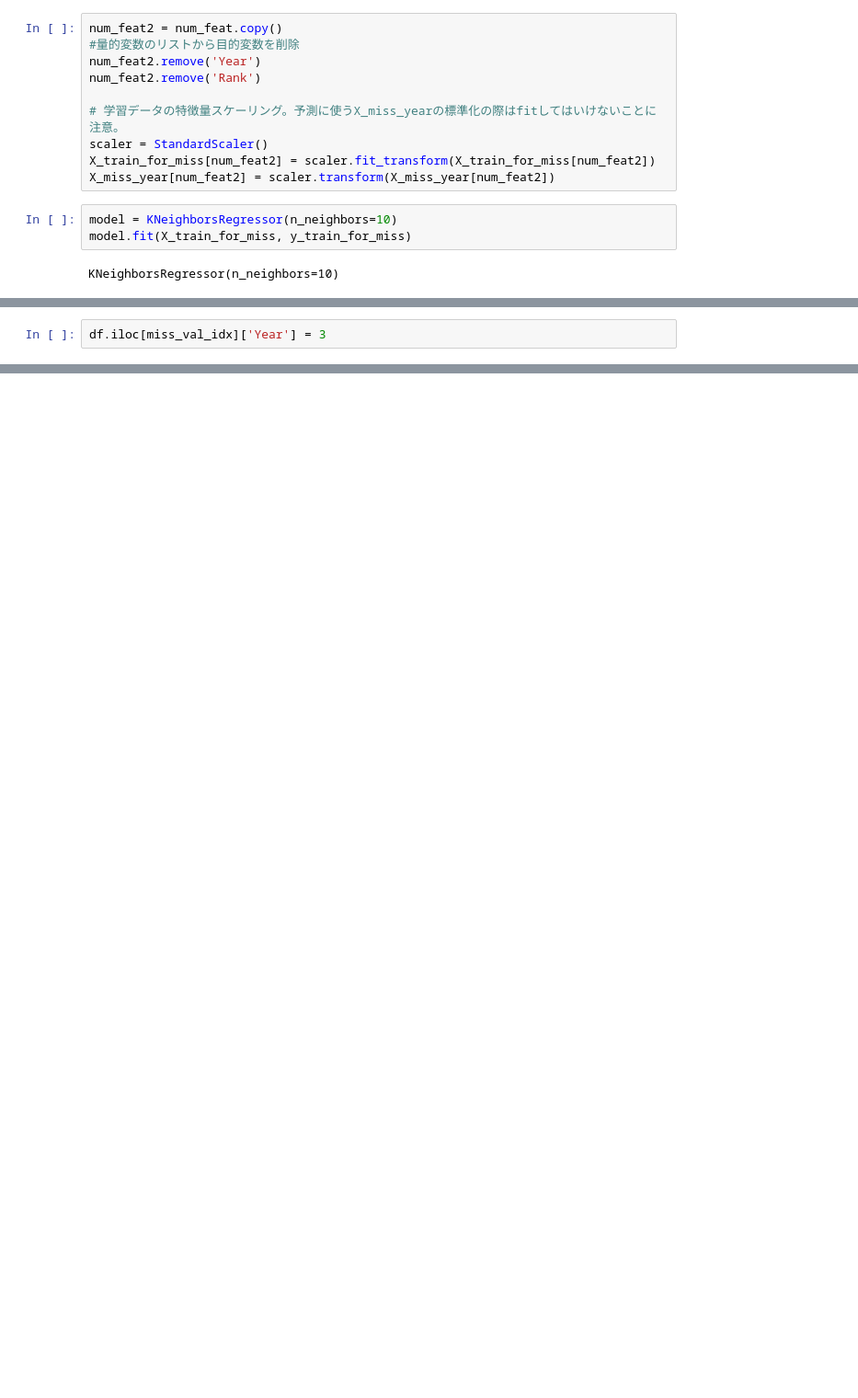
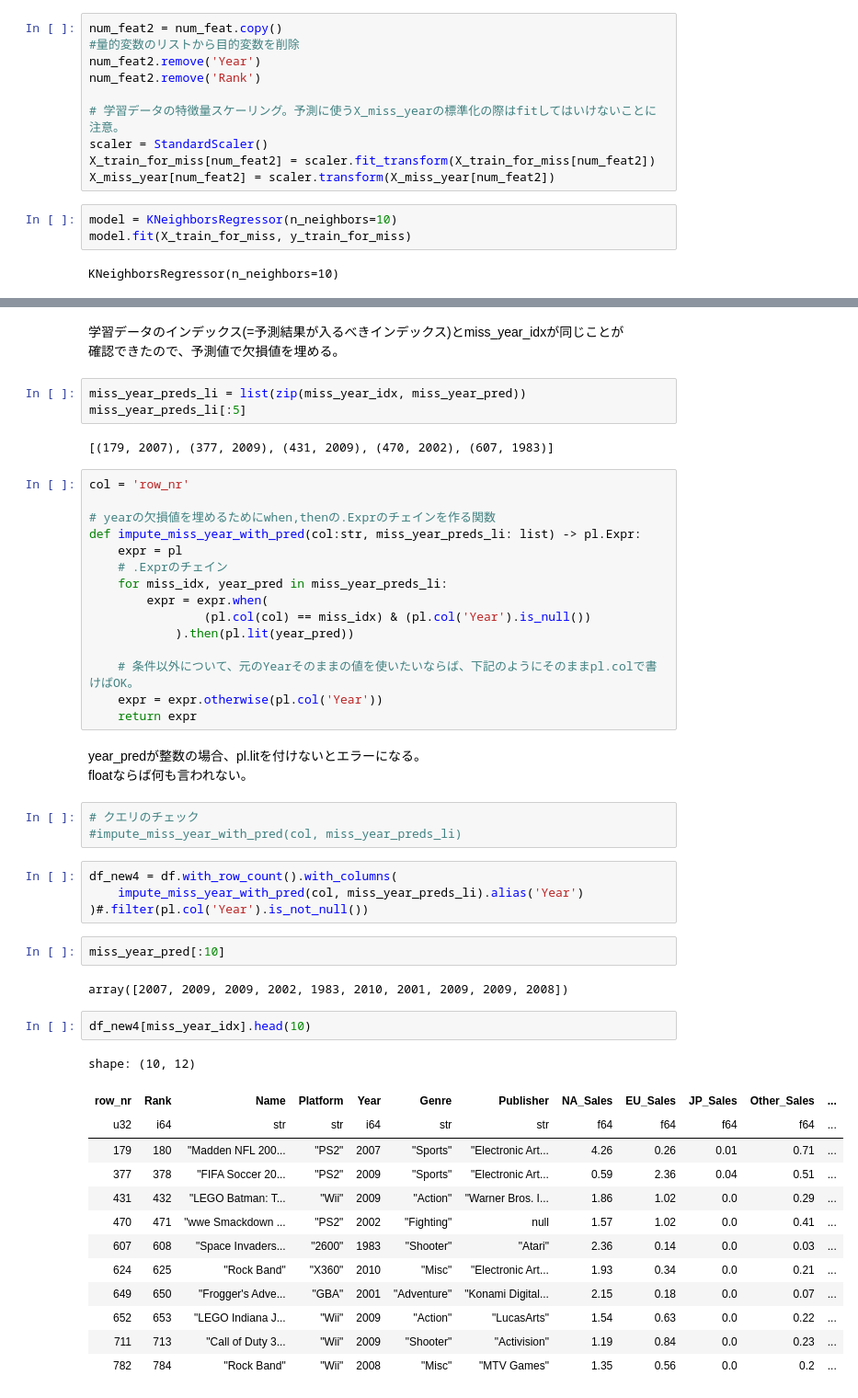
Before and after one commit to Mr-Garlic-Shrimp/TIL, a Jupyter notebook: Machine_Learning/ML_notebook-16(Preprocessing).ipynb, the cells around one changed output, grey strips where cells are left out. Shown: that part at 92% size. Cells and saved outputs as stored; diff of their text form; blank space fills up the shorter version.

```diff
--- a/Machine_Learning/ML_notebook-16(Preprocessing).ipynb
+++ b/Machine_Learning/ML_notebook-16(Preprocessing).ipynb
@@ -427,2 +446,0 @@ df = df.to_pandas()
-# %%
-df.iloc[miss_val_idx]['Year'] = 3
@@ -471,0 +459,53 @@ array([2007.1, 2009.6, 2009.5, 2002.9, 1983.5, 2010. , 2001. , 2009. ,
+# %% [markdown]
+学習データのインデックス(=予測結果が入るべきインデックス)とmiss_year_idxが同じことが
+確認できたので、予測値で欠損値を埋める。
+# %%
+miss_year_preds_li = list(zip(miss_year_idx, miss_year_pred))
+miss_year_preds_li[:5]
+# %% [output]
+[(179, 2007), (377, 2009), (431, 2009), (470, 2002), (607, 1983)]
+# %%
+col = 'row_nr'
+
+# yearの欠損値を埋めるためにwhen,thenの.Exprのチェインを作る関数
+def impute_miss_year_with_pred(col:str, miss_year_preds_li: list) -> pl.Expr:
+    expr = pl
+    # .Exprのチェイン
+    for miss_idx, year_pred in miss_year_preds_li:
+        expr = expr.when(
+                (pl.col(col) == miss_idx) & (pl.col('Year').is_null())
+            ).then(pl.lit(year_pred))
+
+    # 条件以外について、元のYearそのままの値を使いたいならば、下記のようにそのままpl.colで書けばOK。
+    expr = expr.otherwise(pl.col('Year'))
+    return expr
+# %% [markdown]
+year_predが整数の場合、pl.litを付けないとエラーになる。
+floatならば何も言われない。
+# %%
+# クエリのチェック
+#impute_miss_year_with_pred(col, miss_year_preds_li)
+# %%
+df_new4 = df.with_row_count().with_columns(
+    impute_miss_year_with_pred(col, miss_year_preds_li).alias('Year')
+)#.filter(pl.col('Year').is_not_null())
+# %%
+miss_year_pred[:10]
+# %% [output]
+array([2007, 2009, 2009, 2002, 1983, 2010, 2001, 2009, 2009, 2008])
+# %%
+df_new4[miss_year_idx].head(10)
+# %% [output]
+shape: (10, 12)
+| row_nr | Rank | Name | Platform | Year | Genre | Publisher | NA_Sales | EU_Sales | JP_Sales | Other_Sales | ... |
+| u32 | i64 | str | str | i64 | str | str | f64 | f64 | f64 | f64 | ... |
+| 179 | 180 | "Madden NFL 200... | "PS2" | 2007 | "Sports" | "Electronic Art... | 4.26 | 0.26 | 0.01 | 0.71 | ... |
+| 377 | 378 | "FIFA Soccer 20... | "PS2" | 2009 | "Sports" | "Electronic Art... | 0.59 | 2.36 | 0.04 | 0.51 | ... |
+| 431 | 432 | "LEGO Batman: T... | "Wii" | 2009 | "Action" | "Warner Bros. I... | 1.86 | 1.02 | 0.0 | 0.29 | ... |
+| 470 | 471 | "wwe Smackdown ... | "PS2" | 2002 | "Fighting" | null | 1.57 | 1.02 | 0.0 | 0.41 | ... |
+| 607 | 608 | "Space Invaders... | "2600" | 1983 | "Shooter" | "Atari" | 2.36 | 0.14 | 0.0 | 0.03 | ... |
+| 624 | 625 | "Rock Band" | "X360" | 2010 | "Misc" | "Electronic Art... | 1.93 | 0.34 | 0.0 | 0.21 | ... |
+| 649 | 650 | "Frogger's Adve... | "GBA" | 2001 | "Adventure" | "Konami Digital... | 2.15 | 0.18 | 0.0 | 0.07 | ... |
+| 652 | 653 | "LEGO Indiana J... | "Wii" | 2009 | "Action" | "LucasArts" | 1.54 | 0.63 | 0.0 | 0.22 | ... |
+| 711 | 713 | "Call of Duty 3... | "Wii" | 2009 | "Shooter" | "Activision" | 1.19 | 0.84 | 0.0 | 0.23 | ... |
+| 782 | 784 | "Rock Band" | "Wii" | 2008 | "Misc" | "MTV Games" | 1.35 | 0.56 | 0.0 | 0.2 | ... |
```
Also changed, not shown: parts of 14 cells of this notebook.
